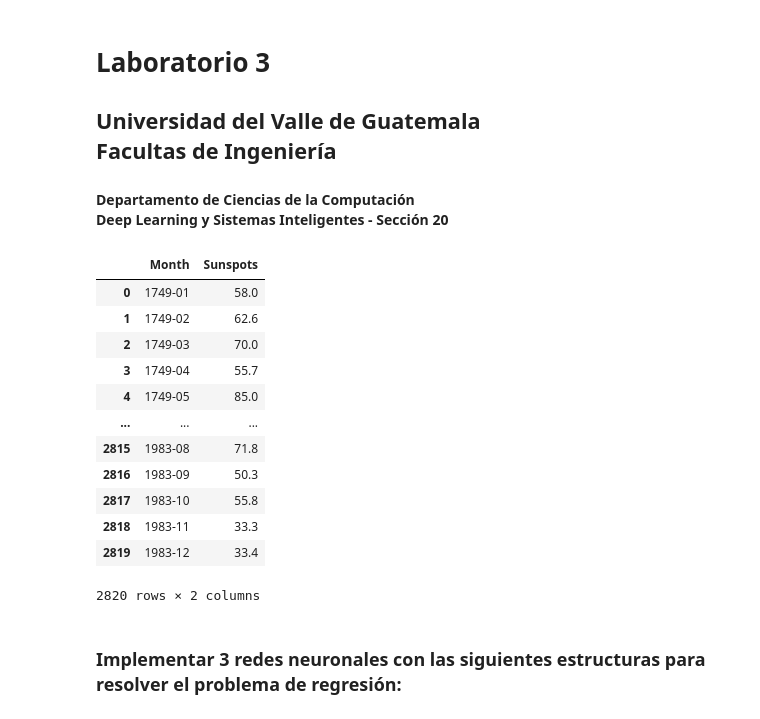
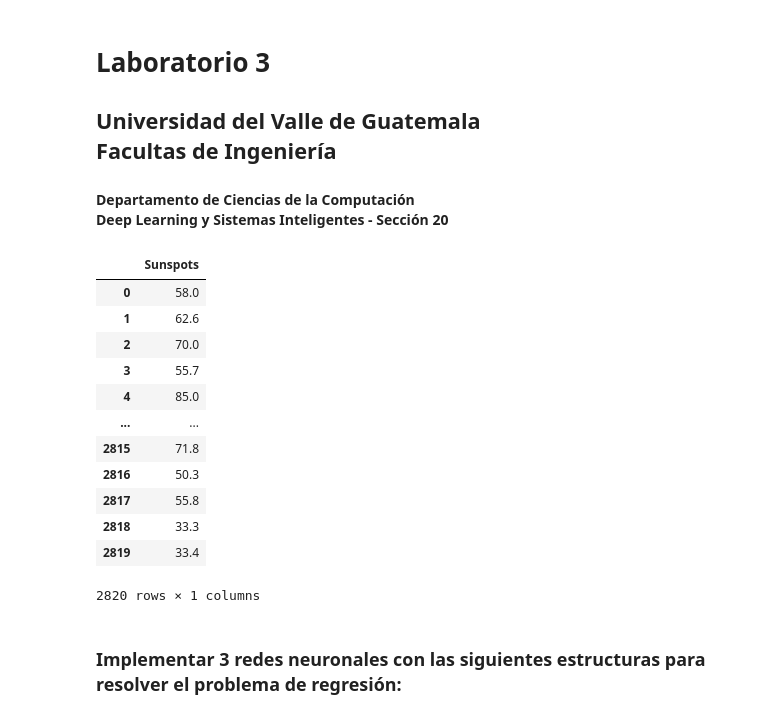
Before and after one commit to CrisLayB/DeepLearning_Lab03, a Jupyter notebook: lab3.ipynb, the cells around one changed output. Drawn from its saved outputs; the diff is of its cells as text; code cells hidden in the pictures.

```diff
--- a/lab3.ipynb
+++ b/lab3.ipynb
@@ -8,21 +15,21 @@ import pandas as pd
 # %%
 # Leer data
-data_frame = pd.read_csv('./data/monthly-sunspots.csv')
+data_frame = pd.read_csv('./data/monthly-sunspots.csv', usecols=[1], engine='python')
 data_frame
 # %% [output]
-|  | Month | Sunspots |
-| 0 | 1749-01 | 58.0 |
-| 1 | 1749-02 | 62.6 |
-| 2 | 1749-03 | 70.0 |
-| 3 | 1749-04 | 55.7 |
-| 4 | 1749-05 | 85.0 |
-| ... | ... | ... |
-| 2815 | 1983-08 | 71.8 |
-| 2816 | 1983-09 | 50.3 |
-| 2817 | 1983-10 | 55.8 |
-| 2818 | 1983-11 | 33.3 |
-| 2819 | 1983-12 | 33.4 |
+|  | Sunspots |
+| 0 | 58.0 |
+| 1 | 62.6 |
+| 2 | 70.0 |
+| 3 | 55.7 |
+| 4 | 85.0 |
+| ... | ... |
+| 2815 | 71.8 |
+| 2816 | 50.3 |
+| 2817 | 55.8 |
+| 2818 | 33.3 |
+| 2819 | 33.4 |
-2820 rows × 2 columns
+2820 rows × 1 columns
 # %% [markdown]
 ### Implementar 3 redes neuronales con las siguientes estructuras para resolver el problema de regresión:
 # %%
```
Also changed, not shown: parts of 10 cells of this notebook.
